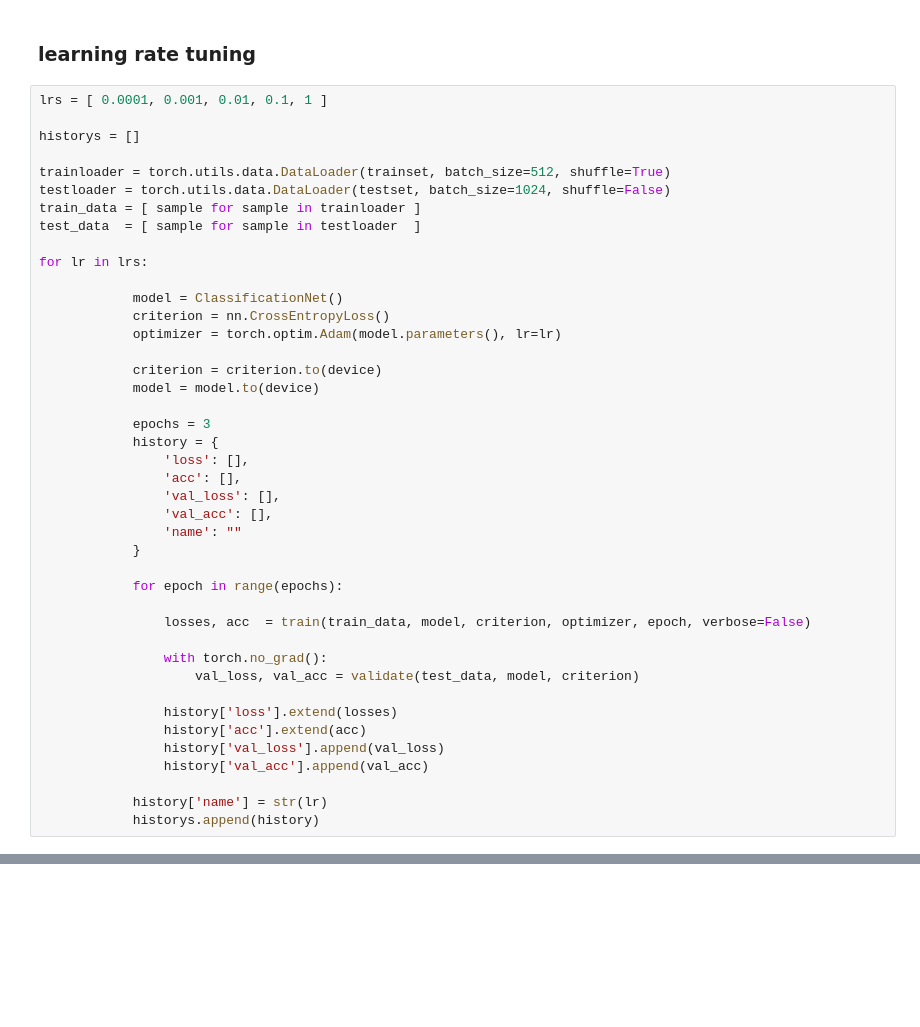
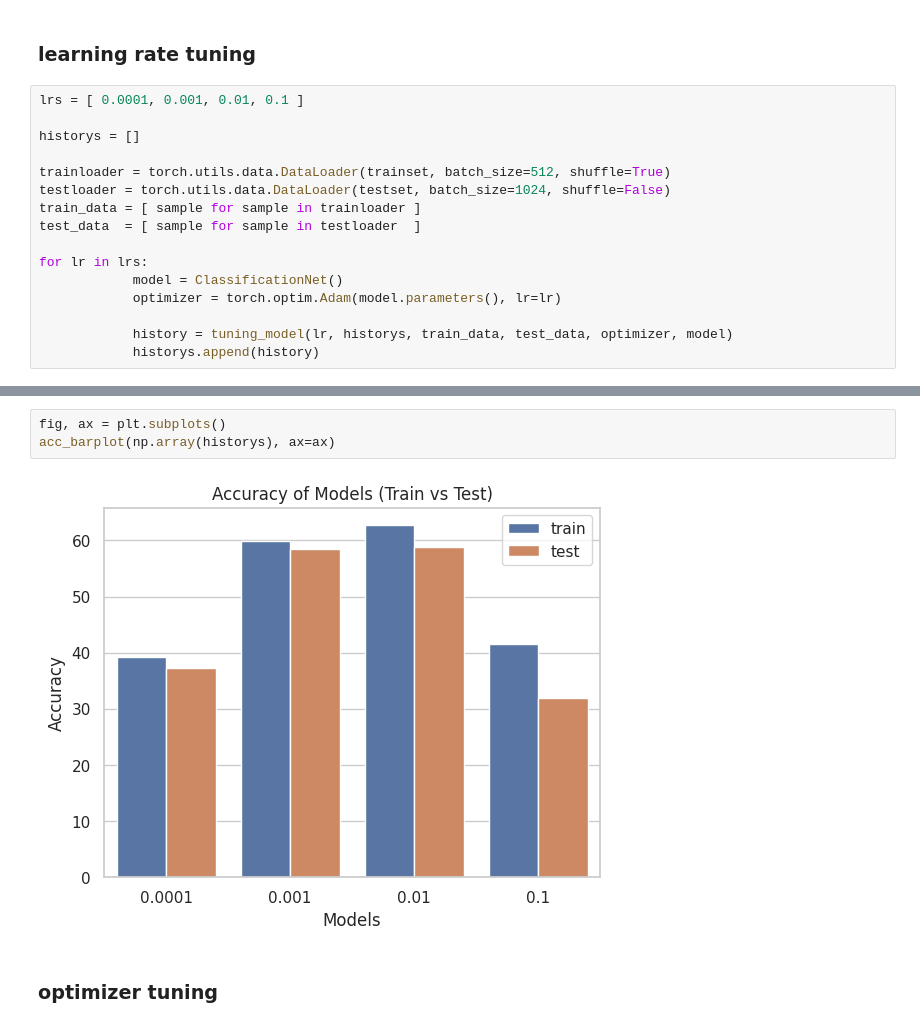
Before and after one commit to hdspgroup/pytorch-course, a Jupyter notebook: classification_pytorch.ipynb, the cells around one changed output, grey strips where cells are left out. Drawn from its saved outputs; the diff is of its cells as text; blank space fills up the shorter version.

```diff
--- a/classification_pytorch.ipynb
+++ b/classification_pytorch.ipynb
@@ -471,7 +479,7 @@ acc_barplot(np.array(historys))
 # %% [markdown]
 ### learning rate tuning
 # %%
-lrs = [ 0.0001, 0.001, 0.01, 0.1, 1 ]
+lrs = [ 0.0001, 0.001, 0.01, 0.1 ]
 
 historys = []
 
@@ -481,36 +489,10 @@ train_data = [ sample for sample in trainloader ]
 test_data  = [ sample for sample in testloader  ]
 
 for lr in lrs:
-
             model = ClassificationNet()
-            criterion = nn.CrossEntropyLoss()
             optimizer = torch.optim.Adam(model.parameters(), lr=lr)
 
-            criterion = criterion.to(device)
-            model = model.to(device)
-
-            epochs = 3
-            history = {
-                'loss': [],
-                'acc': [],
-                'val_loss': [],
-                'val_acc': [],
-                'name': ""
-            }
-
-            for epoch in range(epochs):
-
-                losses, acc  = train(train_data, model, criterion, optimizer, epoch, verbose=False)
-
-                with torch.no_grad():
-                    val_loss, val_acc = validate(test_data, model, criterion)
-
-                history['loss'].extend(losses)
-                history['acc'].extend(acc)
-                history['val_loss'].append(val_loss)
-                history['val_acc'].append(val_acc)
-
-            history['name'] = str(lr)
+            history = tuning_model(lr, historys, train_data, test_data, optimizer, model)
             historys.append(history)
 # %% [output]
 Starting training epoch 0
@@ -536,0 +515,7 @@ acc_barplot(np.array(historys))
+# %%
+fig, ax = plt.subplots()
+acc_barplot(np.array(historys), ax=ax)
+# %% [output]
+[figure, added]
+# %% [markdown]
+### optimizer tuning
```
Also changed, not shown: parts of 18 cells of this notebook.
